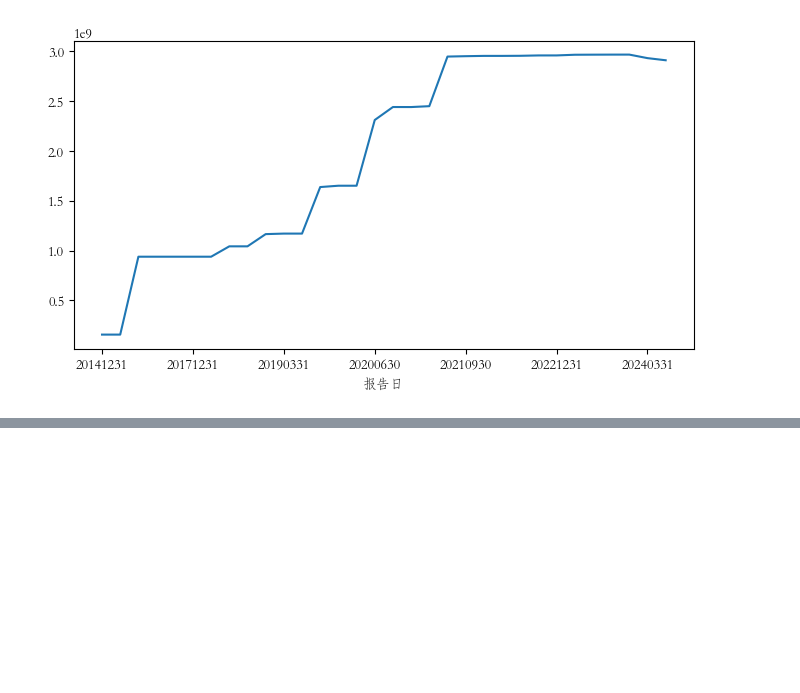
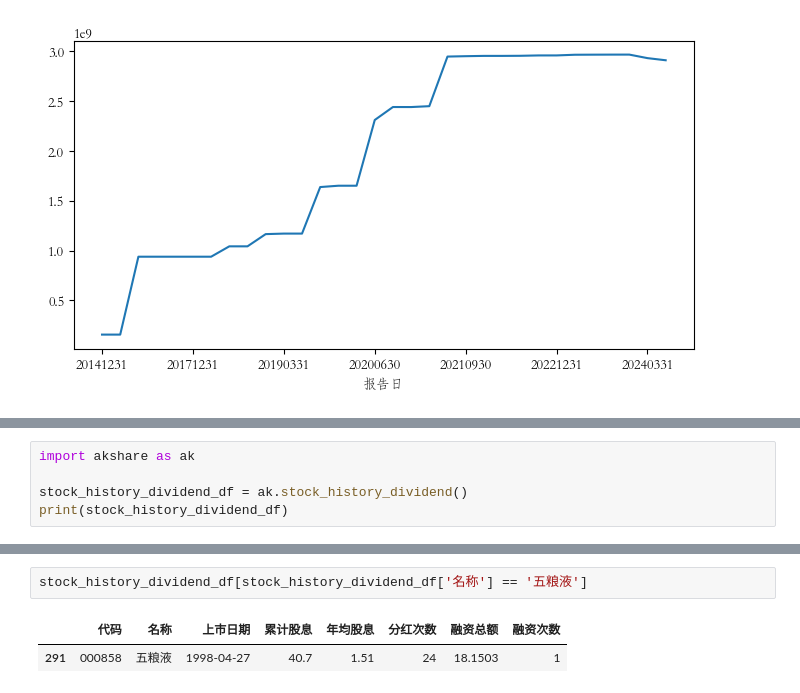
Before and after one commit to tcfh2016/knowledge-map, a Jupyter notebook: Finance/FinTech/akshare/个股数据/akshare_stock.ipynb, the cells around one changed output, grey strips where cells are left out. Drawn from its saved outputs; the diff is of its cells as text; blank space fills up the shorter version.

```diff
--- a/Finance/FinTech/akshare/个股数据/akshare_stock.ipynb
+++ b/Finance/FinTech/akshare/个股数据/akshare_stock.ipynb
@@ -90,0 +166,5 @@ df['实收资本(或股本)'].plot(figsize=(8, 4))
+# %%
+import akshare as ak
+
+stock_history_dividend_df = ak.stock_history_dividend()
+print(stock_history_dividend_df)
@@ -90,0 +186,5 @@ df['实收资本(或股本)'].plot(figsize=(8, 4))
+# %%
+stock_history_dividend_df[stock_history_dividend_df['名称'] == '五粮液']
+# %% [output]
+|  | 代码 | 名称 | 上市日期 | 累计股息 | 年均股息 | 分红次数 | 融资总额 | 融资次数 |
+| 291 | 000858 | 五粮液 | 1998-04-27 | 40.7 | 1.51 | 24 | 18.1503 | 1 |
```
Also changed, not shown: parts of 13 cells of this notebook, 16 other files.
